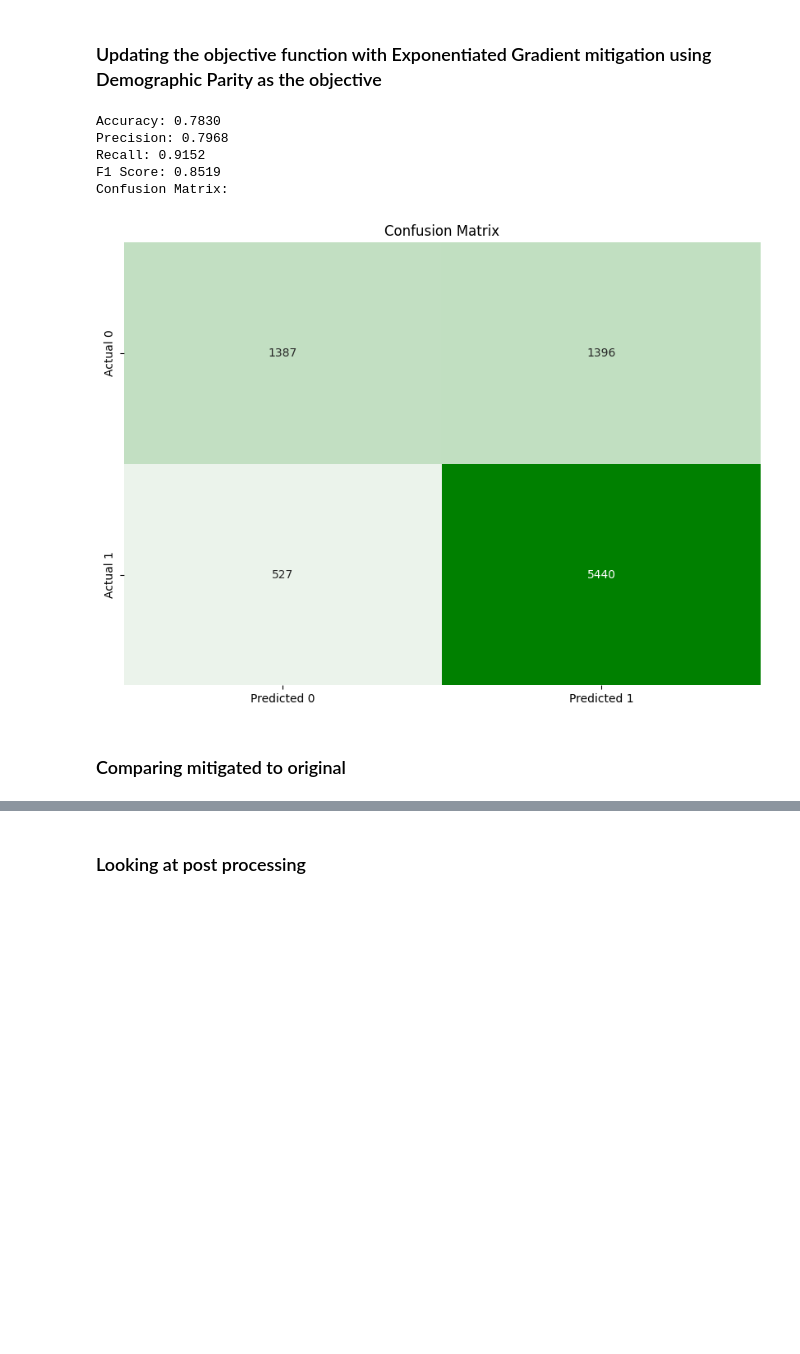
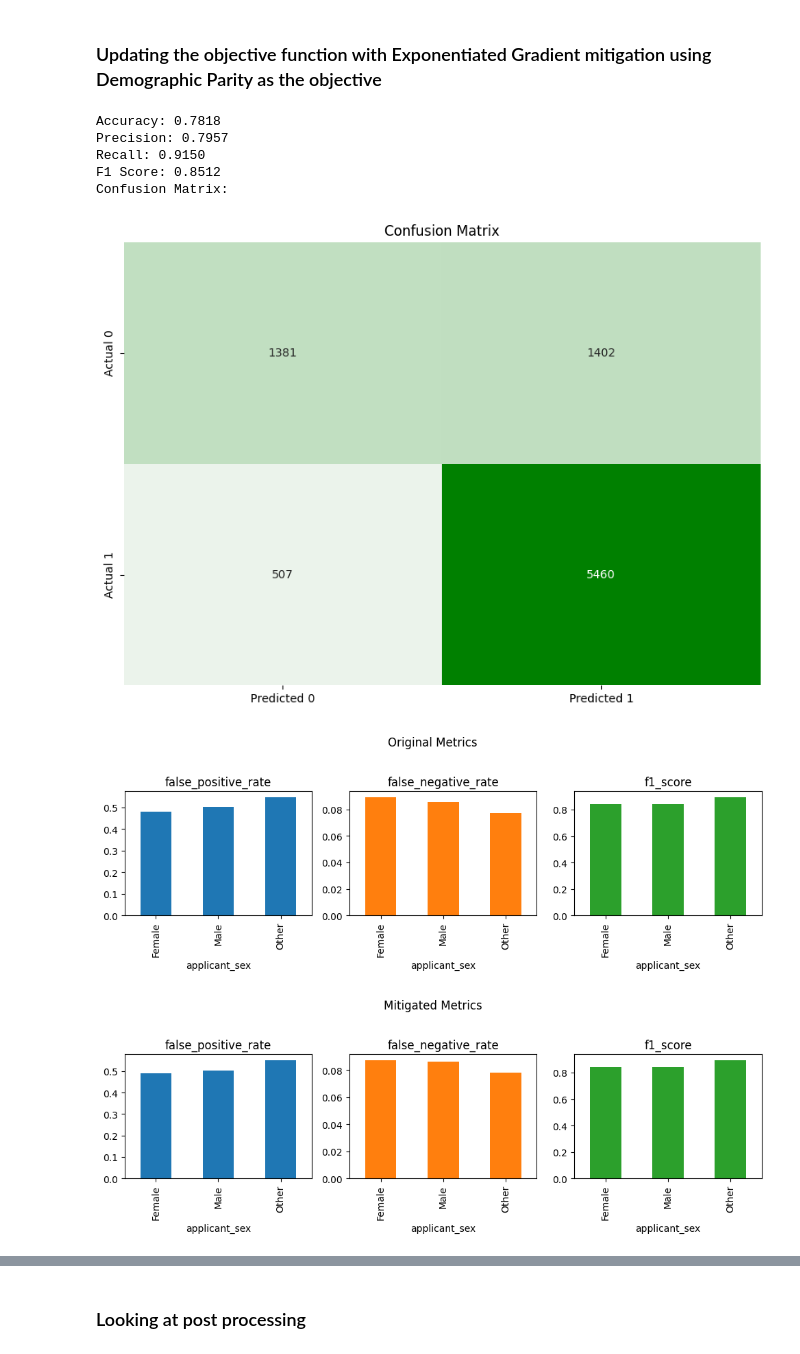
Before and after one commit to ec1302/MSBA_Capstone_Saxa7, a Jupyter notebook: Models/random_forest_v1.ipynb, the cells around one changed output, grey strips where cells are left out. Cells and saved outputs as stored; diff of their text form; code cells hidden in the pictures; blank space fills up the shorter version.

```diff
--- a/Models/random_forest_v1.ipynb
+++ b/Models/random_forest_v1.ipynb
@@ -415,64 +415,80 @@ np.random.seed(2023)
 constraint = EqualizedOdds()
 classifier = RandomForestClassifier(n_estimators=100, random_state=2023)
 mitigator = ExponentiatedGradient(classifier, constraint)
-mitigator.fit(X_train, y_train, sensitive_features=sensitive_features_train['derived_race'])
+mitigator.fit(X_train, y_train, sensitive_features=sensitive_features_train['applicant_sex'])
 
 y_pred_mitigated = mitigator.predict(X_test)
 # %%
+# Calculating metrics
+accuracy = accuracy_score(y_test, y_pred_mitigated)
+precision = precision_score(y_test, y_pred_mitigated)
+recall = recall_score(y_test, y_pred_mitigated)
+f1 = f1_score(y_test, y_pred_mitigated)
+
 # Printing metrics
 print(f"Accuracy: {accuracy:.4f}")
 print(f"Precision: {precision:.4f}")
 print(f"Recall: {recall:.4f}")
 print(f"F1 Score: {f1:.4f}")
 
-cm = confusion_matrix(y_test, y_pred_mitigated)
+mitigated_cm = confusion_matrix(y_test, y_pred_mitigated)
 print("Confusion Matrix:")
 # Create a custom color map
 cmap = sns.light_palette("green", as_cmap=True)
 
 # Plot the confusion matrix using seaborn's heatmap
 plt.figure(figsize=(10, 7))
-sns.heatmap(cm, annot=True, fmt="d", cmap=cmap, cbar=False,
+sns.heatmap(mitigated_cm, annot=True, fmt="d", cmap=cmap, cbar=False,
             xticklabels=['Predicted 0', 'Predicted 1'],
             yticklabels=['Actual 0', 'Actual 1'])
 
 plt.title('Confusion Matrix')
 plt.show()
 # %% [output]
-Accuracy: 0.7830
-Precision: 0.7968
-Recall: 0.9152
-F1 Score: 0.8519
+Accuracy: 0.7818
+Precision: 0.7957
+Recall: 0.9150
+F1 Score: 0.8512
 Confusion Matrix:
 [figure]
-# %% [markdown]
-### Comparing mitigated to original
 # %%
-# Define metrics
-def fpr(y_true, y_pred):
-    return false_positive_rate(y_true, y_pred)
+# Comparing mitigated vs original by sensitive feature
+# Calculate metrics for the original model
 
-def fnr(y_true, y_pred):
-    return false_negative_rate(y_true, y_pred)
-
-metrics = {
-    'false_positive_rate': fpr,
-    'false_negative_rate': fnr,
-    'f1_score': f1_score,
-}
-
-# Calculate metrics for the original model
 metric_frame_original = MetricFrame(
     metrics=metrics,
     y_true=y_test,
     y_pred=y_pred,
-    sensitive_features=sensitive_features_test['derived_race']
+    sensitive_features=sensitive_features_test['applicant_sex']
 )
 
 # Calculate metrics for the mitigated model
 metric_frame_mitigated = MetricFrame(
     metrics=metrics,
     y_true=y_test,
     y_pred=y_pred_mitigated,
-    sensitive_features=sensitive_features_test['derived_race']
+    sensitive_features=sensitive_features_test['applicant_sex']
 )
+
+axes = metric_frame_original.by_group.plot.bar(
+    subplots=True,
+    layout=[3, 3],
+    legend=False,
+    figsize=[12, 8],
+    title="Original Metrics"
+)
+
+plt.show()
+
+axes = metric_frame_mitigated.by_group.plot.bar(
+    subplots=True,
+    layout=[3, 3],
+    legend=False,
+    figsize=[12, 8],
+    title="Mitigated Metrics"
+)
+
+plt.show()
+# %% [output]
+[figure, added]
+[figure, added]
```
Also changed, not shown: parts of 4 cells of this notebook.
